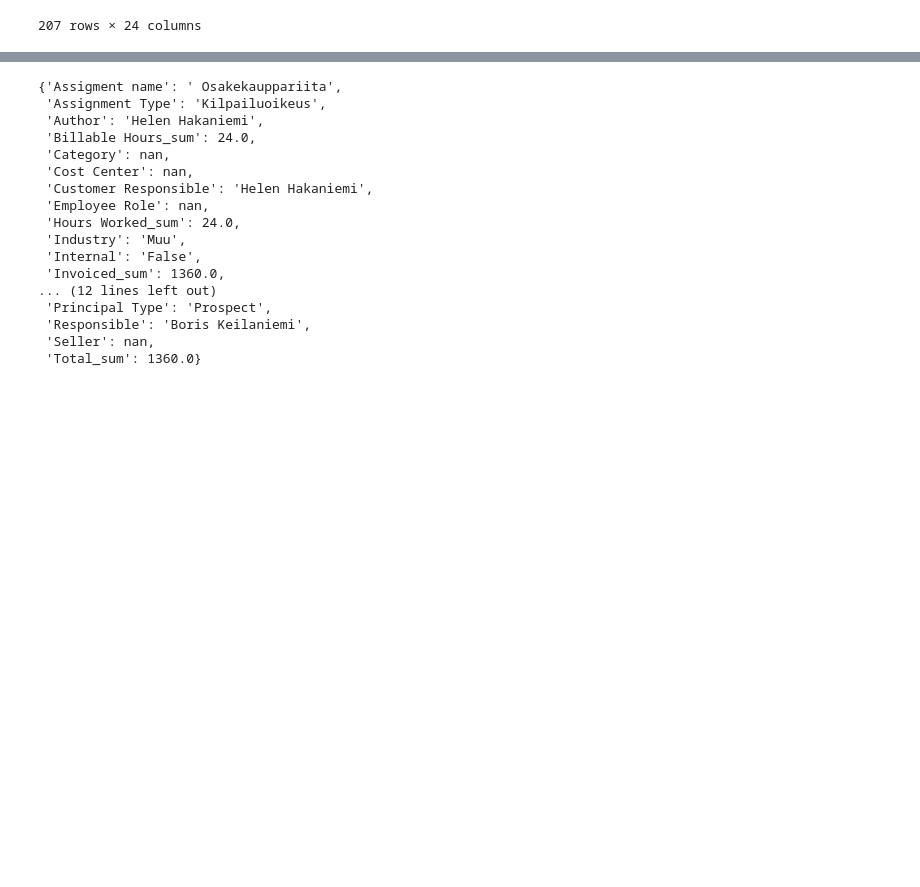
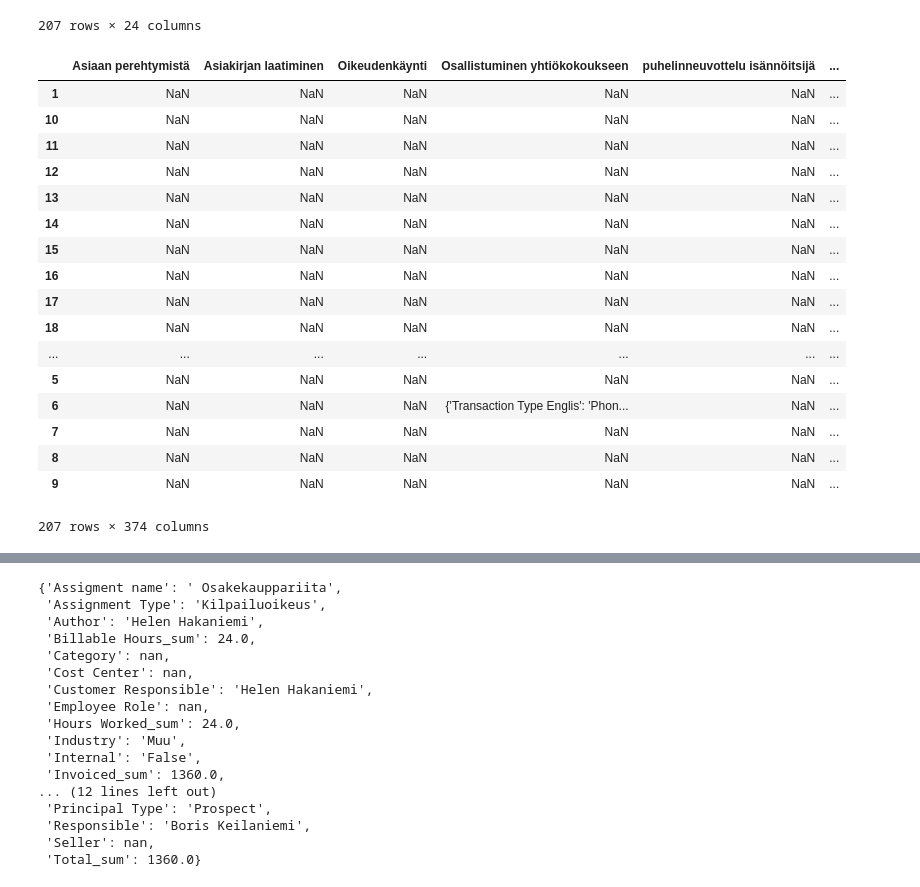
Before and after one commit to akarazeev/LegalTech, a Jupyter notebook: Notebook_Exploration.ipynb, the cells around one changed output, grey strips where cells are left out. Drawn from its saved outputs; the diff is of its cells as text; code cells hidden in the pictures; blank space fills up the shorter version.

```diff
--- a/Notebook_Exploration.ipynb
+++ b/Notebook_Exploration.ipynb
@@ -105,6 +140,27 @@ for colname in sum_columns:
     df_prefinal[colname + '_sum'] = df_prefinal['Transactions'].map(lambda x: sum([x[j][colname] for j in list(x.keys())]))
 # %%
 df_prefinal.to_csv('df_prefinal.csv', index = False)
+# %%
+df_prefinal['Transactions'].apply(lambda x: pd.Series(x))
+# %% [output]
+|  | Asiaan perehtymistä | Asiakirjan laatiminen | Oikeudenkäynti | Osallistuminen yhtiökokoukseen | puhelinneuvottelu isännöitsijä | ... |
+| 1 | NaN | NaN | NaN | NaN | NaN | ... |
+| 10 | NaN | NaN | NaN | NaN | NaN | ... |
+| 11 | NaN | NaN | NaN | NaN | NaN | ... |
+| 12 | NaN | NaN | NaN | NaN | NaN | ... |
+| 13 | NaN | NaN | NaN | NaN | NaN | ... |
+| 14 | NaN | NaN | NaN | NaN | NaN | ... |
+| 15 | NaN | NaN | NaN | NaN | NaN | ... |
+| 16 | NaN | NaN | NaN | NaN | NaN | ... |
+| 17 | NaN | NaN | NaN | NaN | NaN | ... |
+| 18 | NaN | NaN | NaN | NaN | NaN | ... |
+| ... | ... | ... | ... | ... | ... | ... |
+| 5 | NaN | NaN | NaN | NaN | NaN | ... |
+| 6 | NaN | NaN | NaN | {'Transaction Type Englis': 'Phon... | NaN | ... |
+| 7 | NaN | NaN | NaN | NaN | NaN | ... |
+| 8 | NaN | NaN | NaN | NaN | NaN | ... |
+| 9 | NaN | NaN | NaN | NaN | NaN | ... |
+207 rows × 374 columns
 # %%
 # df_prefinal[[column + '_sum' for column in sum_columns]]
 # %%
```
Also changed, not shown: parts of 26 cells of this notebook, 1 other file.
